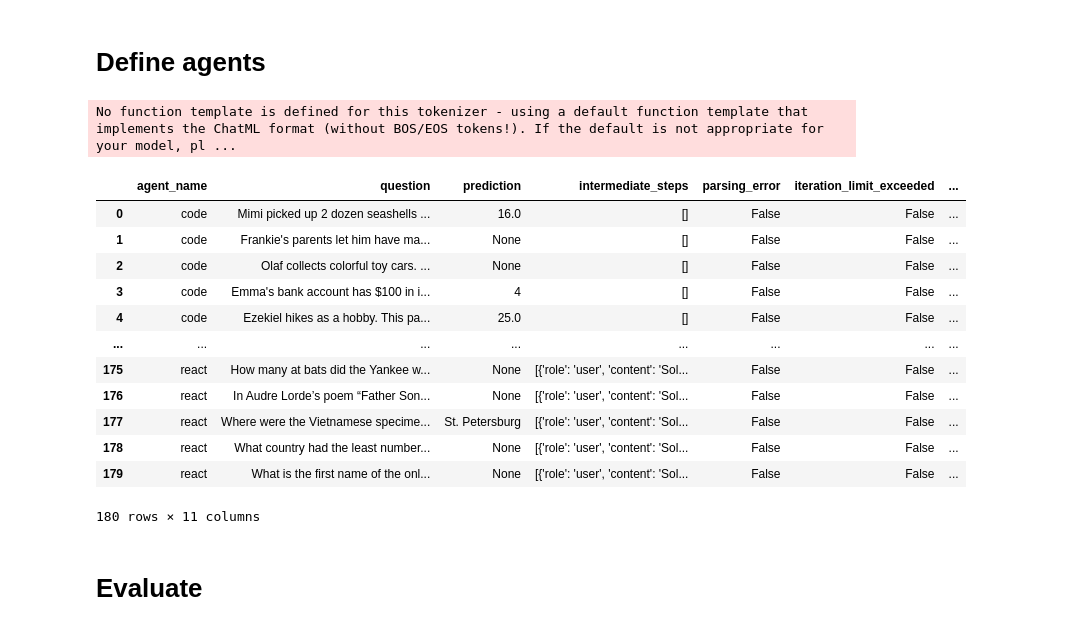
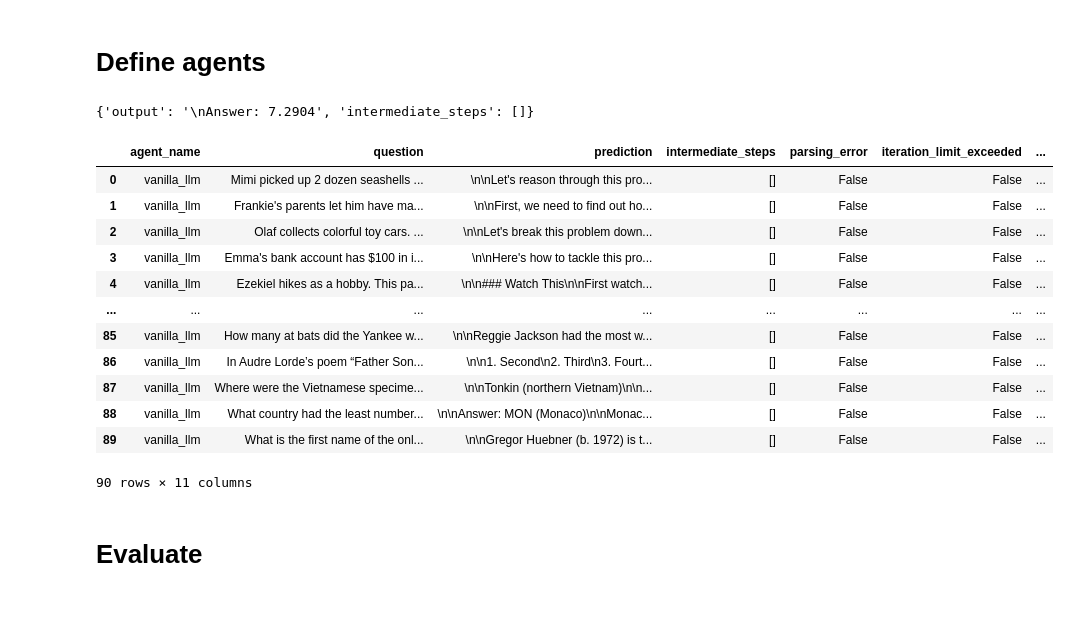
Before and after one commit to aymeric-roucher/agent_experiments, a Jupyter notebook: transformers_agents.ipynb, the cells around one changed output. Saved outputs shown, nothing was run; the diff lists cells and outputs as text; code cells hidden in the pictures.

Commit message:
Finish benchmarking with added vanilla LLM

```diff
--- a/transformers_agents.ipynb
+++ b/transformers_agents.ipynb
@@ -84,15 +84,17 @@ TOOLBOX = [CalculatorTool(), SearchTool()]
 # %%
 from transformers import CodeAgent, ReactAgent
 
-code_agent = CodeAgent(llm_callable=call_llm, toolbox=TOOLBOX)
-react_agent = ReactAgent(llm_callable=call_llm, toolbox=TOOLBOX)
+# code_agent = CodeAgent(llm_callable=call_llm, toolbox=TOOLBOX)
+# react_agent = ReactAgent(llm_callable=call_llm, toolbox=TOOLBOX)
+
+# agents = {
+#     "code": code_agent,
+#     "react": react_agent,
+# }
 
 agents = {
-    "code": code_agent,
-    "react": react_agent,
+    "vanilla_llm": llm,
 }
-# %% [output]
-No function template is defined for this tokenizer - using a default function template that implements the ChatML format (without BOS/EOS tokens!). If the default is not appropriate for your model, pl ...
 # %%
 async def call_transformers(agent, question: str) -> str:
     result = agent.run(question)
@@ -102,38 +104,40 @@ async def call_transformers(agent, question: str) -> str:
     }
 
 
-# await answer_questions(
-#     eval_ds,
-#     code_agent,
-#     "code_agent",
-#     output_folder=OUTPUT_DIR,
-#     agent_call_function=call_transformers,
-#     key_for_answer="true_answer",
-# )
+async def call_llm(agent, question: str) -> str:
+    result = agent(question)
+    return {
+        "output": str(result),
+        "intermediate_steps": [],
+    }
+# %%
+await call_llm(llm, "I should multiply 2 by 3.6452.")
+# %% [output]
+{'output': '\nAnswer: 7.2904', 'intermediate_steps': []}
 # %%
 from scripts.run_agents import run_full_tests
 
 await run_full_tests(
     eval_ds,
     agents,
     output_folder=OUTPUT_DIR,
-    agent_call_function=call_transformers,
+    agent_call_function=call_llm,
     key_for_answer="true_answer",
 )
 # %% [output]
 |  | agent_name | question | prediction | intermediate_steps | parsing_error | iteration_limit_exceeded | ... |
-| 0 | code | Mimi picked up 2 dozen seashells ... | 16.0 | [] | False | False | ... |
-| 1 | code | Frankie's parents let him have ma... | None | [] | False | False | ... |
-| 2 | code | Olaf collects colorful toy cars. ... | None | [] | False | False | ... |
-| 3 | code | Emma's bank account has $100 in i... | 4 | [] | False | False | ... |
-| 4 | code | Ezekiel hikes as a hobby. This pa... | 25.0 | [] | False | False | ... |
+| 0 | vanilla_llm | Mimi picked up 2 dozen seashells ... | \n\nLet's reason through this pro... | [] | False | False | ... |
+| 1 | vanilla_llm | Frankie's parents let him have ma... | \n\nFirst, we need to find out ho... | [] | False | False | ... |
+| 2 | vanilla_llm | Olaf collects colorful toy cars. ... | \n\nLet's break this problem down... | [] | False | False | ... |
+| 3 | vanilla_llm | Emma's bank account has $100 in i... | \n\nHere's how to tackle this pro... | [] | False | False | ... |
+| 4 | vanilla_llm | Ezekiel hikes as a hobby. This pa... | \n\n### Watch This\n\nFirst watch... | [] | False | False | ... |
 | ... | ... | ... | ... | ... | ... | ... | ... |
-| 175 | react | How many at bats did the Yankee w... | None | [{'role': 'user', 'content': 'Sol... | False | False | ... |
-| 176 | react | In Audre Lorde’s poem “Father Son... | None | [{'role': 'user', 'content': 'Sol... | False | False | ... |
-| 177 | react | Where were the Vietnamese specime... | St. Petersburg | [{'role': 'user', 'content': 'Sol... | False | False | ... |
-| 178 | react | What country had the least number... | None | [{'role': 'user', 'content': 'Sol... | False | False | ... |
-| 179 | react | What is the first name of the onl... | None | [{'role': 'user', 'content': 'Sol... | False | False | ... |
+| 85 | vanilla_llm | How many at bats did the Yankee w... | \n\nReggie Jackson had the most w... | [] | False | False | ... |
+| 86 | vanilla_llm | In Audre Lorde’s poem “Father Son... | \n\n1. Second\n2. Third\n3. Fourt... | [] | False | False | ... |
+| 87 | vanilla_llm | Where were the Vietnamese specime... | \n\nTonkin (northern Vietnam)\n\n... | [] | False | False | ... |
+| 88 | vanilla_llm | What country had the least number... | \n\nAnswer: MON (Monaco)\n\nMonac... | [] | False | False | ... |
+| 89 | vanilla_llm | What is the first name of the onl... | \n\nGregor Huebner (b. 1972) is t... | [] | False | False | ... |
-180 rows × 11 columns
+90 rows × 11 columns
 # %% [markdown]
 # Evaluate
 # %%
```
Also changed, not shown: parts of 8 cells of this notebook, 3 other files.
